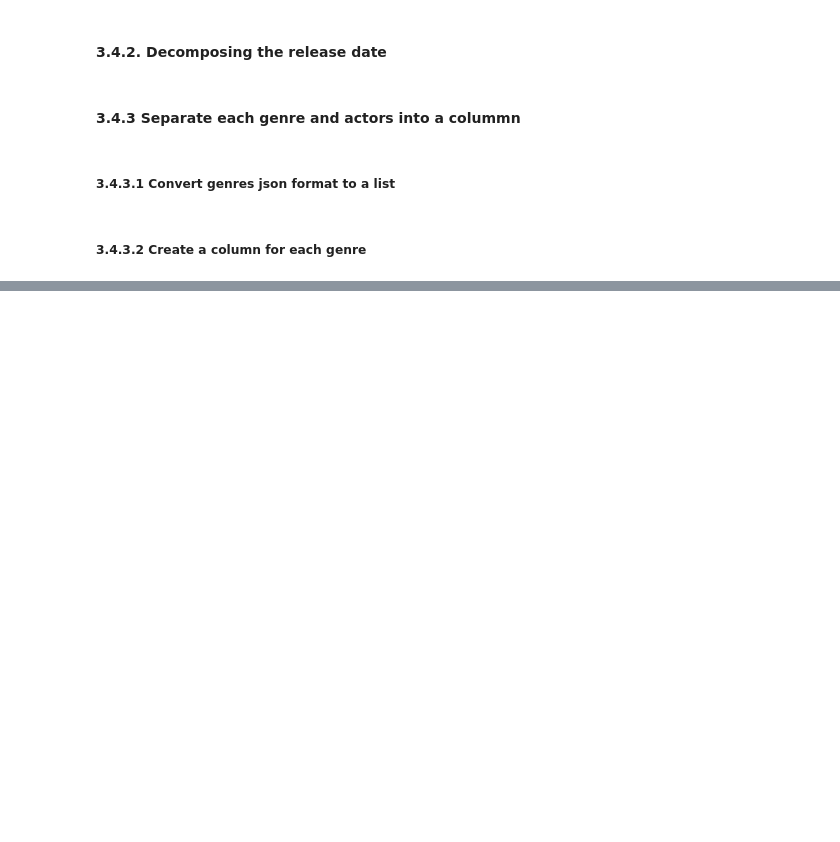
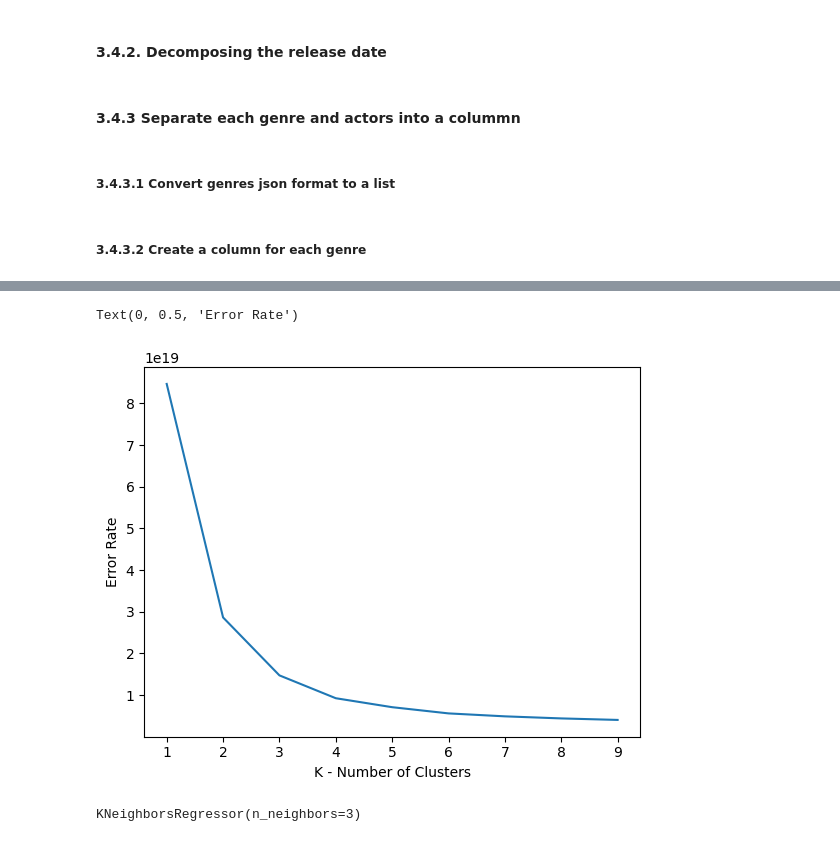
Before and after one commit to Corentin-Monsallier/Movie-Success-Predictor, a Jupyter notebook: main.ipynb, the cells around one changed output, grey strips where cells are left out. Saved outputs shown, nothing was run; the diff lists cells and outputs as text; code cells hidden in the pictures; blank space fills up the shorter version.

```diff
--- a/main.ipynb
+++ b/main.ipynb
@@ -156,0 +178,4 @@ df = df.drop("genres", axis=1)
+# %%
+# remove outliers
+df = df[df['budget'] < 300000000]
+df = df[df['revenue'] < 1000000000]
@@ -156,0 +190,20 @@ df = df.drop("genres", axis=1)
+# %%
+error = []
+k_range = range(1,10) # We arbitrarily pick 10 as max as it is less than likely that we will choose more than 10 clusters
+for K in k_range :
+    km = KMeans(n_clusters=K)
+    km.fit(df[['budget', 'original_language', 'popularity', 'revenue', 'runtime', 'vote_average', 'vote_count', 'year', 'month', 'day', 'genre_family', 'genre_music', 'genre_science fiction', 'genre_thriller', 'genre_war', 'genre_comedy', 'genre_drama', 'genre_history', 'genre_foreign', 'genre_documentary', 'genre_adventure', 'genre_mystery', 'genre_fantasy', 'genre_horror', 'genre_romance', 'genre_animation', 'genre_western', 'genre_crime', 'genre_action']])
+    error.append(km.inertia_) # = error rate
+
+plt.plot(k_range,error)
+plt.xlabel('K - Number of Clusters')
+plt.ylabel('Error Rate')
+# %% [output]
+Text(0, 0.5, 'Error Rate')
+[figure, added]
+# %%
+
+knn = KNeighborsRegressor(n_neighbors=3)
+knn.fit(X_train, y_train)
+# %% [output]
+KNeighborsRegressor(n_neighbors=3)
```
Also changed, not shown: parts of 12 cells of this notebook, 1 other file.
